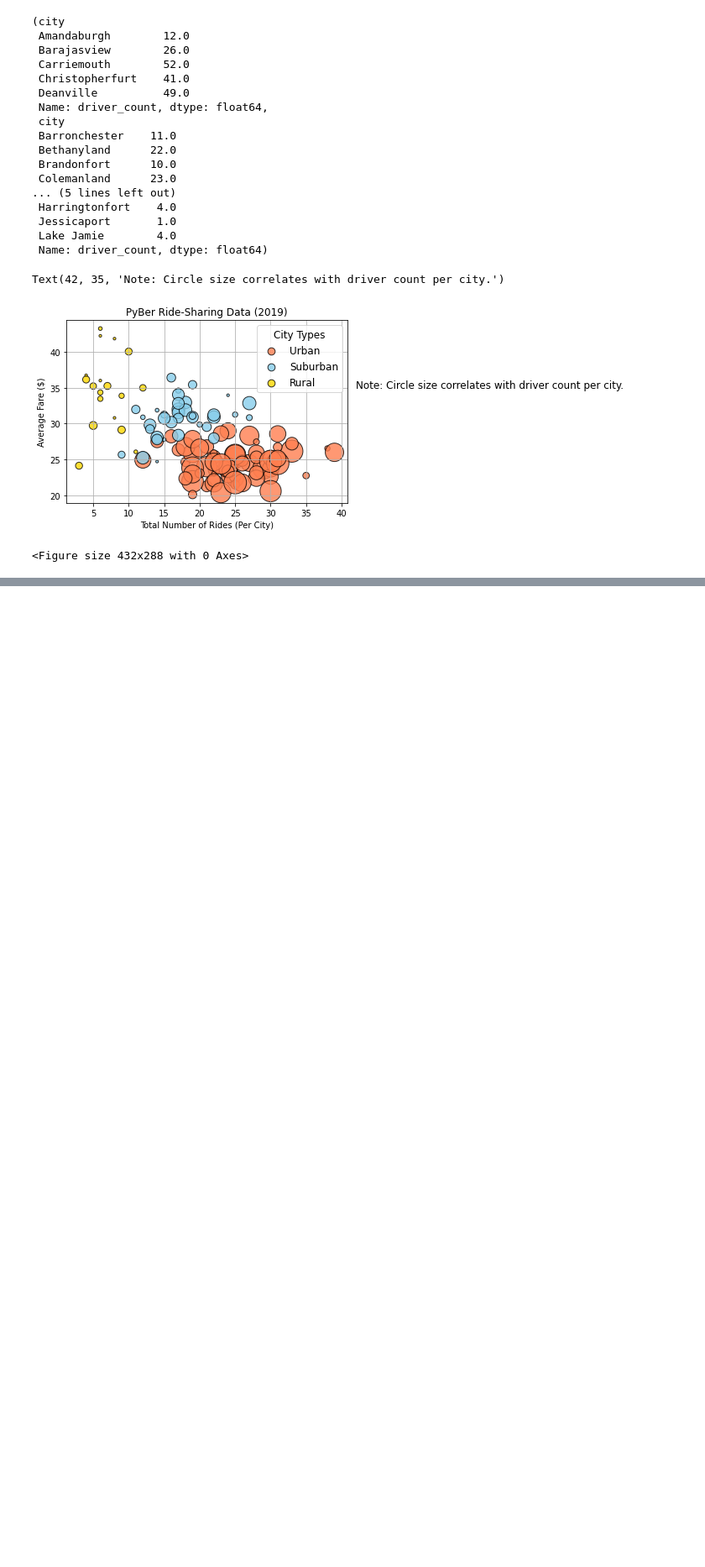
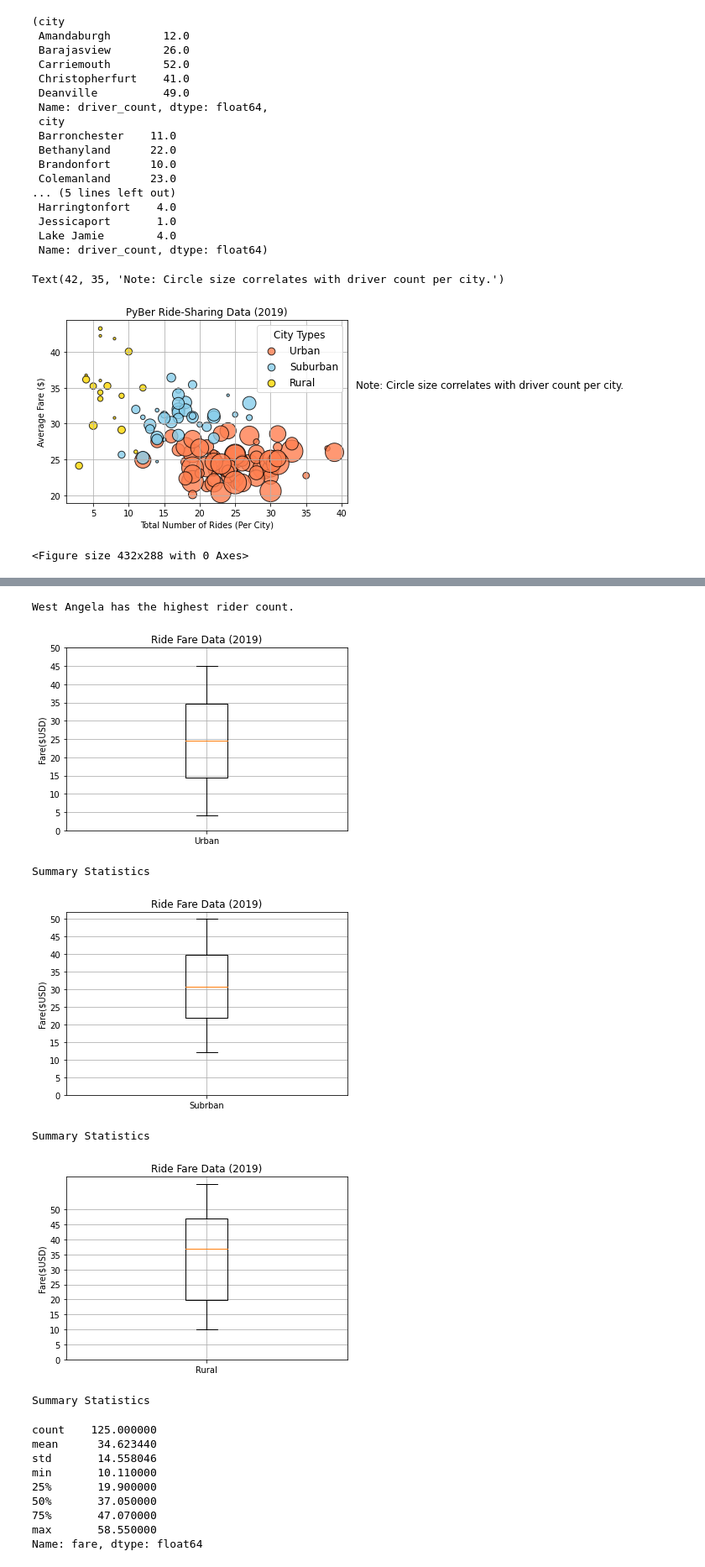
Before and after one commit to pojones/PyBer_Analysis, a Jupyter notebook: PyBer.ipynb, the cells around one changed output, grey strips where cells are left out. Shown: that part at 84% size. Saved outputs shown, nothing was run; the diff lists cells and outputs as text; code cells hidden in the pictures; blank space fills up the shorter version.

```diff
--- a/PyBer.ipynb
+++ b/PyBer.ipynb
@@ -296,0 +404,9 @@ plt.savefig("analysis/Fig1.png")
+# %%
+## let's also check out the summary stats for average fare in each city type
+
+urban_fares = urban_cities_df["fare"]
+suburban_fares = suburban_cities_df["fare"]
+rural_fares = rural_cities_df["fare"]
+# retrieve fares for varioues cities
+
+urban_fares.head(), suburban_fares.head(), rural_fares.head()
@@ -296,0 +554,66 @@ plt.savefig("analysis/Fig1.png")
+# %%
+## we see an outlier in the data set, which we identified as the city with the highest count of all the ride count data.
+## We can find this information quicker in the future by using
+
+urban_city_outlier = urban_ride_count[urban_ride_count==39].index[0]
+# returns which value in "city" column has a 39 in the row adjacent
+print(f"{urban_city_outlier} has the highest rider count.")
+# %% [output]
+West Angela has the highest rider count.
+# %%
+## now we can do box-and_whisker charts for ride fare data
+
+x_labels = ["Urban"]
+fig, ax = plt.subplots()
+ax.boxplot(urban_fares, labels=x_labels)
+# Add the title, y-axis label and grid.
+ax.set_title('Ride Fare Data (2019)')
+ax.set_ylabel('Fare($USD)')
+ax.set_yticks(np.arange(0, 51, step=5.0))
+ax.grid()
+plt.show()
+print("Summary Statistics")
+urban_fares.describe()
+# create a box-and-whisker plot for the urban fare data.
+
+x_labels = ["Subrban"]
+fig, ax = plt.subplots()
+ax.boxplot(suburban_fares, labels=x_labels)
+# Add the title, y-axis label and grid.
+ax.set_title('Ride Fare Data (2019)')
+ax.set_ylabel('Fare($USD)')
+ax.set_yticks(np.arange(0, 51, step=5.0))
+ax.grid()
+plt.show()
+print("Summary Statistics")
+suburban_fares.describe()
+# create a box-and-whisker plot for the suburban fare data.
+
+x_labels = ["Rural"]
+fig, ax = plt.subplots()
+ax.boxplot(rural_fares, labels=x_labels)
+# Add the title, y-axis label and grid.
+ax.set_title('Ride Fare Data (2019)')
+ax.set_ylabel('Fare($USD)')
+ax.set_yticks(np.arange(0, 51, step=5.0))
+ax.grid()
+plt.show()
+print("Summary Statistics")
+rural_fares.describe()
+# create a box-and-whisker plot for the rural fare data.
+# %% [output]
+[figure, added]
+Summary Statistics
+[figure, added]
+Summary Statistics
+[figure, added]
+Summary Statistics
+count    125.000000
+mean      34.623440
+std       14.558046
+min       10.110000
+25%       19.900000
+50%       37.050000
+75%       47.070000
+max       58.550000
+Name: fare, dtype: float64
```
Also changed, not shown: parts of 19 cells of this notebook, 2 other files.
